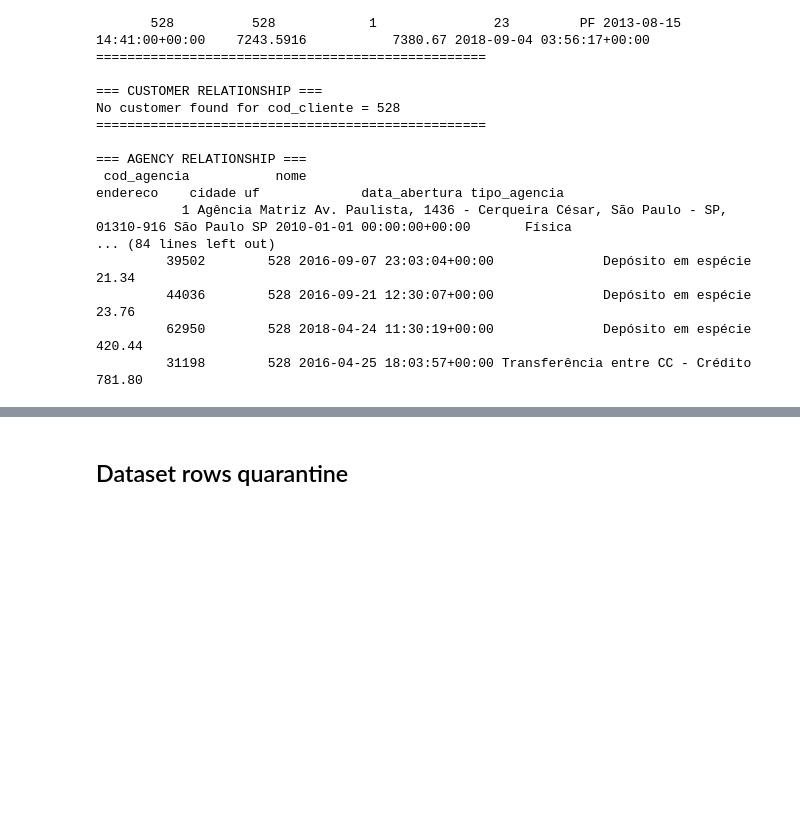
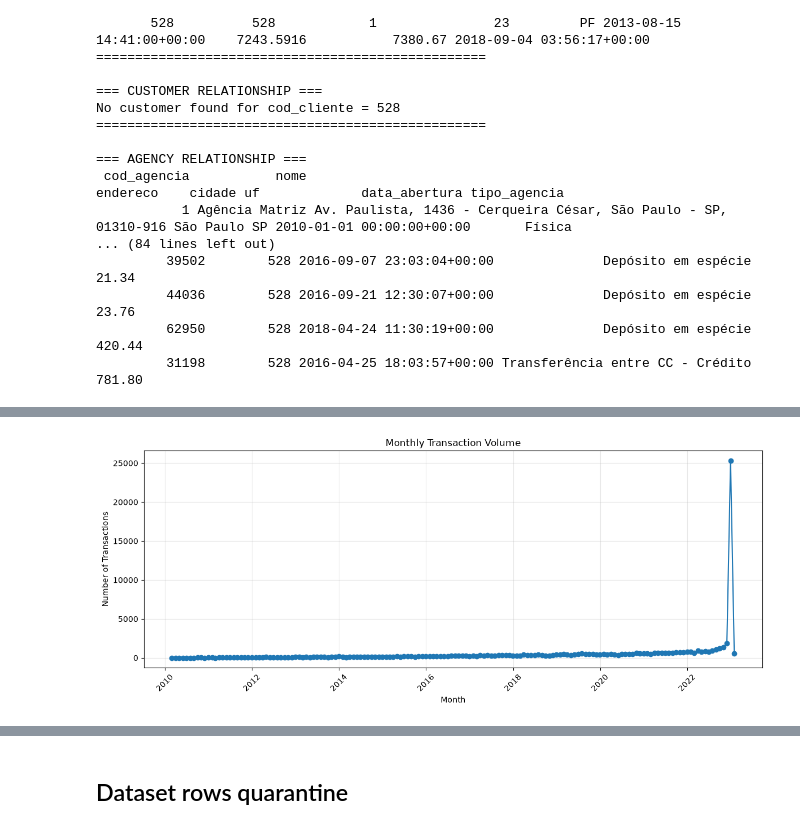
Before and after one commit to luiz-ed-ferreira/Project_BanvicDataAnalytics, a Jupyter notebook: main_analyses.ipynb, the cells around one changed output, grey strips where cells are left out. Drawn from its saved outputs; the diff is of its cells as text; code cells hidden in the pictures; blank space fills up the shorter version.

```diff
--- a/main_analyses.ipynb
+++ b/main_analyses.ipynb
@@ -555,0 +557,9 @@ No customer found for cod_cliente = 528
+# %%
+#Função para analisar a evolução das transações bancárias ao longo do periodo mensal
+monthly_transactions: pd.DataFrame = analytic.analyze_transaction_evolution(
+    new_datasets["transacoes"]
+)
+print(monthly_transactions.describe())
+
+#Será gerado um dataset para registrar essa analise
+monthly_transactions.to_csv("data/transacao_analytics.csv")
@@ -555,0 +576,20 @@ No customer found for cod_cliente = 528
+# %%
+#Analise da tendência das transações ao longo do periodo mensal (quantidade de transações por mês)
+plt.figure(figsize=(12, 5))
+
+plt.plot(
+    monthly_transactions["data_transacao"],
+    monthly_transactions["transaction_count"],
+    marker="o"
+)
+
+plt.title("Monthly Transaction Volume")
+plt.xlabel("Month")
+plt.ylabel("Number of Transactions")
+plt.xticks(rotation=45)
+plt.grid(True, alpha=0.3)
+plt.tight_layout()
+
+plt.show()
+# %% [output]
+[figure, added]
```
Also changed, not shown: parts of 13 cells of this notebook, 2 other files.
